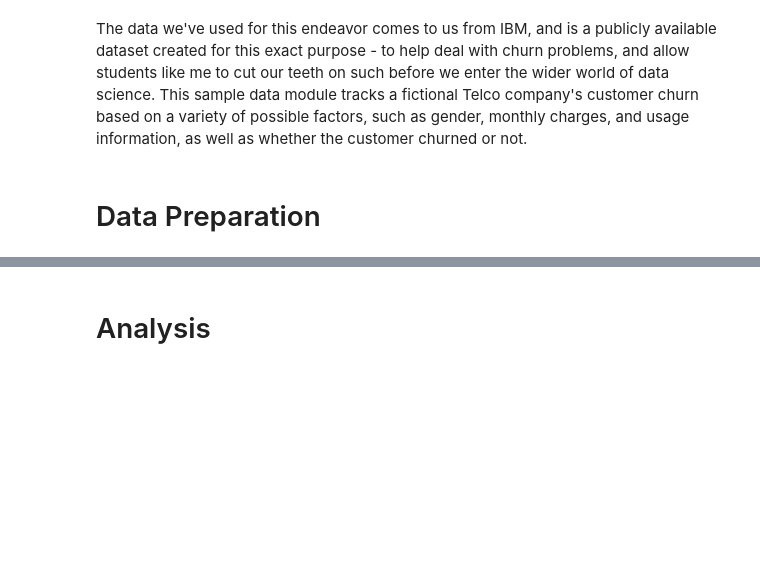
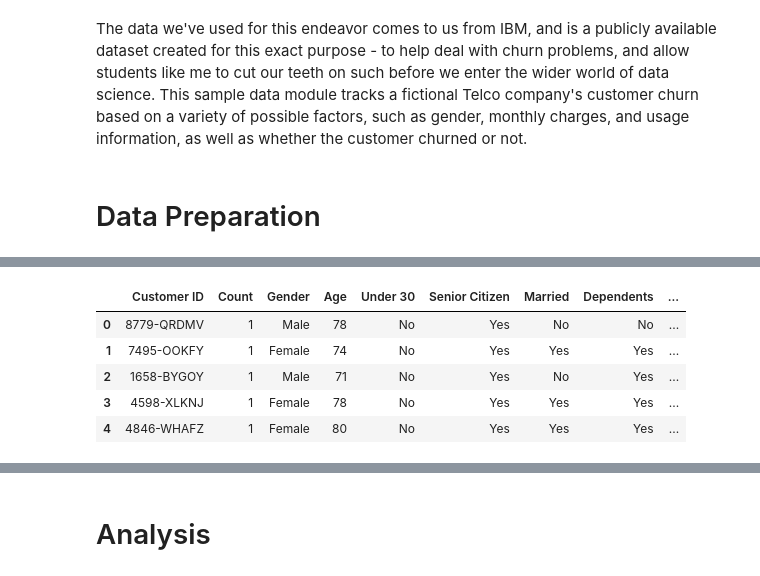
Before and after one commit to falloutb1tch/ChurnBackTime, a Jupyter notebook: Final.ipynb, the cells around one changed output, grey strips where cells are left out. Saved outputs shown, nothing was run; the diff lists cells and outputs as text; code cells hidden in the pictures; blank space fills up the shorter version.

```diff
--- a/Final.ipynb
+++ b/Final.ipynb
@@ -18,0 +104,11 @@ The data we've used for this endeavor comes to us from IBM, and is a publicly av
+# %%
+demos_df = pd.read_excel('Data/Telco_customer_churn_demographics.xlsx')
+# %%
+demos_df.head()
+# %% [output]
+|  | Customer ID | Count | Gender | Age | Under 30 | Senior Citizen | Married | Dependents | ... |
+| 0 | 8779-QRDMV | 1 | Male | 78 | No | Yes | No | No | ... |
+| 1 | 7495-OOKFY | 1 | Female | 74 | No | Yes | Yes | Yes | ... |
+| 2 | 1658-BYGOY | 1 | Male | 71 | No | Yes | No | Yes | ... |
+| 3 | 4598-XLKNJ | 1 | Female | 78 | No | Yes | Yes | Yes | ... |
+| 4 | 4846-WHAFZ | 1 | Female | 80 | No | Yes | Yes | Yes | ... |
```
Also changed, not shown: parts of 28 cells of this notebook.
